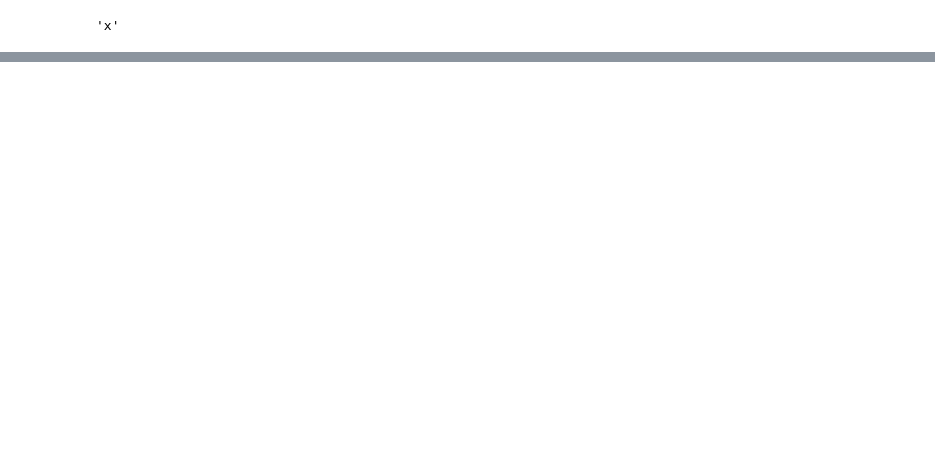
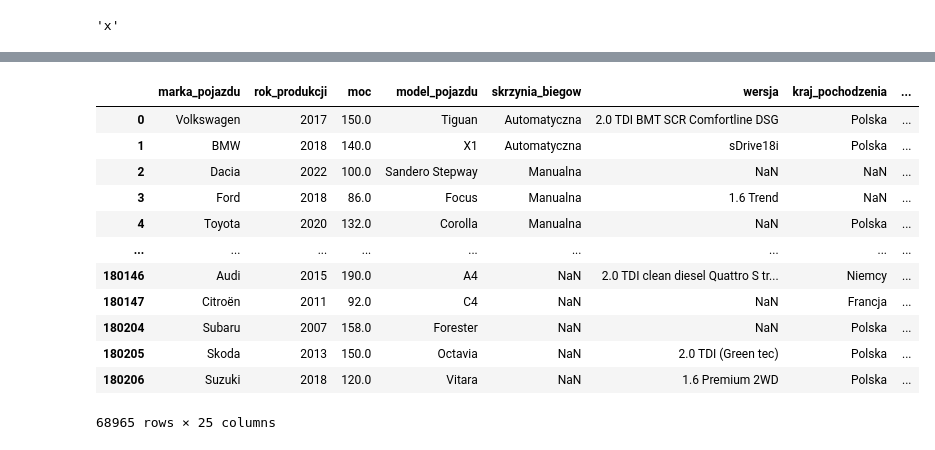
Before and after one commit to Pedrevsky/otomoto, a Jupyter notebook: explore_data.ipynb, the cells around one changed output, grey strips where cells are left out. Saved outputs shown, nothing was run; the diff lists cells and outputs as text; code cells hidden in the pictures; blank space fills up the shorter version.

Commit message:
cleaned

```diff
--- a/explore_data.ipynb
+++ b/explore_data.ipynb
@@ -68,0 +197,6 @@ df
+# %%
+cols = ['Marka pojazdu', 'Rok produkcji', 'Moc', 'Model pojazdu',
+       'Skrzynia biegĂłw', 'Wersja', 'Kraj pochodzenia', 'Uszkodzony',
+       'Zarejestrowany w Polsce', 'Generacja', 'Stan', 'Rodzaj koloru', 'Bezwypadkowy',
+        'Rodzaj paliwa', 'Liczba miejsc', 'PojemnoĹ›Ä‡ skokowa', 'Przebieg', 'Zarejestrowany jako zabytek', 'Kolor', 'Spalanie W Cyklu Mieszanym',
+       'Typ nadwozia', 'price', 'Liczba drzwi', 'NapÄ™d','link']
@@ -68,0 +207,2 @@ df
+# %%
+df_sub = df[cols]
@@ -68,0 +229,24 @@ df
+# %%
+new_cols_names = ['marka_pojazdu', 'rok_produkcji', 'moc', 'model_pojazdu',
+       'skrzynia_biegow', 'wersja', 'kraj_pochodzenia', 'uszkodzony',
+       'zarejestrowany_w_polsce', 'generacja', 'stan', 'rodzaj_lakieru', 'bezwypadkowy',
+        'rodzaj_paliwa', 'l_miejsc', 'pojemnosc_skokowa', 'przebieg', 'czy_zabytek', 'kolor', 'srednie_spalanie',
+       'typ_nadwozia', 'cena', 'l_drzwi', 'naped','link']
+# %%
+df_sub.columns = new_cols_names
+# %%
+df_sub
+# %% [output]
+|  | marka_pojazdu | rok_produkcji | moc | model_pojazdu | skrzynia_biegow | wersja | kraj_pochodzenia | ... |
+| 0 | Volkswagen | 2017 | 150.0 | Tiguan | Automatyczna | 2.0 TDI BMT SCR Comfortline DSG | Polska | ... |
+| 1 | BMW | 2018 | 140.0 | X1 | Automatyczna | sDrive18i | Polska | ... |
+| 2 | Dacia | 2022 | 100.0 | Sandero Stepway | Manualna | NaN | NaN | ... |
+| 3 | Ford | 2018 | 86.0 | Focus | Manualna | 1.6 Trend | NaN | ... |
+| 4 | Toyota | 2020 | 132.0 | Corolla | Manualna | NaN | Polska | ... |
+| ... | ... | ... | ... | ... | ... | ... | ... | ... |
+| 180146 | Audi | 2015 | 190.0 | A4 | NaN | 2.0 TDI clean diesel Quattro S tr... | Niemcy | ... |
+| 180147 | Citroën | 2011 | 92.0 | C4 | NaN | NaN | Francja | ... |
+| 180204 | Subaru | 2007 | 158.0 | Forester | NaN | NaN | Polska | ... |
+| 180205 | Skoda | 2013 | 150.0 | Octavia | NaN | 2.0 TDI (Green tec) | Polska | ... |
+| 180206 | Suzuki | 2018 | 120.0 | Vitara | NaN | 1.6 Premium 2WD | Polska | ... |
+68965 rows × 25 columns
```
Also changed, not shown: parts of 56 cells of this notebook, 1 other file.
